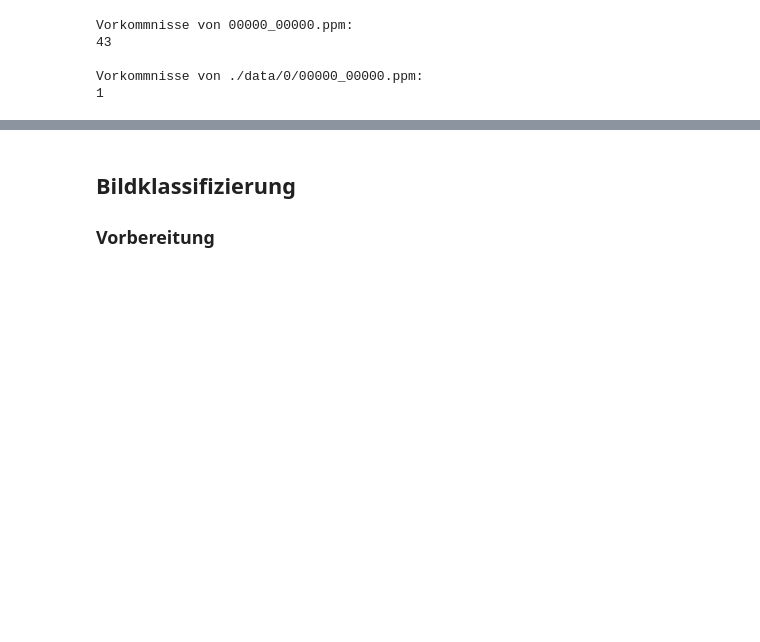
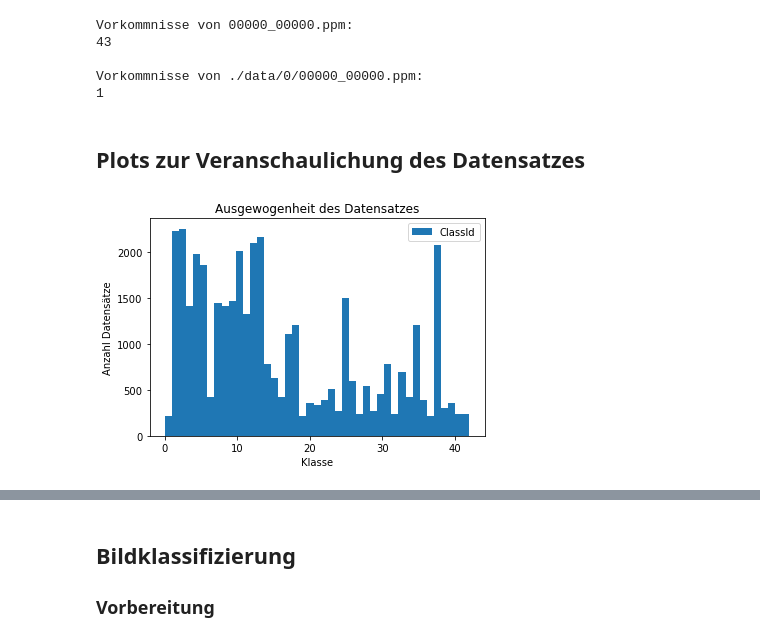
Before and after one commit to Na1k/ML-Lab_project, a Jupyter notebook: Sign-Classification.ipynb, the cells around one changed output, grey strips where cells are left out. Drawn from its saved outputs; the diff is of its cells as text; code cells hidden in the pictures; blank space fills up the shorter version.

```diff
--- a/Sign-Classification.ipynb
+++ b/Sign-Classification.ipynb
@@ -165,3 +214,13 @@ Vorkommnisse von ./data/0/00000_00000.ppm:
 1
 # %%
 #ImageDisplayer(df, 100, 105)
+# %% [markdown]
+## Plots zur Veranschaulichung des Datensatzes
+# %%
+df.plot(y="ClassId", kind="hist", bins=len(set(df["ClassId"])))
+plt.title("Ausgewogenheit des Datensatzes")
+plt.ylabel("Anzahl Datensätze")
+plt.xlabel("Klasse")
+plt.show()
+# %% [output]
+[figure, added]
```
Also changed, not shown: parts of 30 cells of this notebook, 2 other files.
